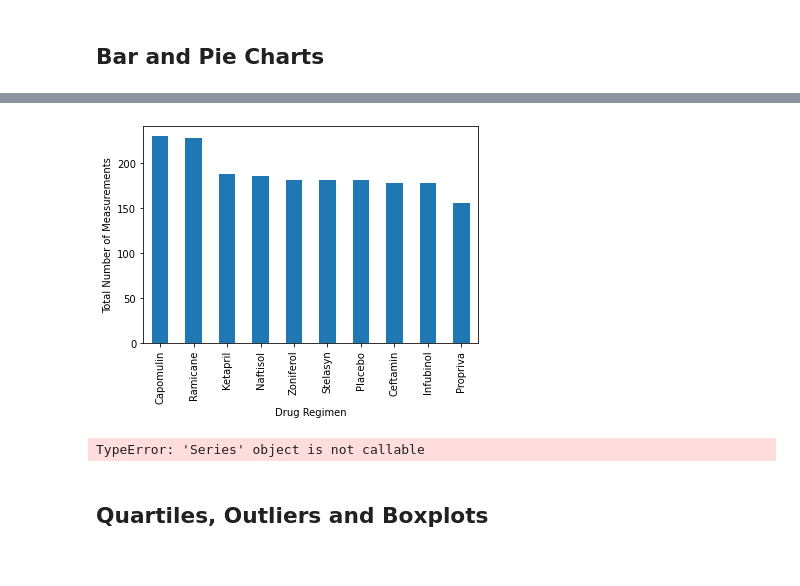
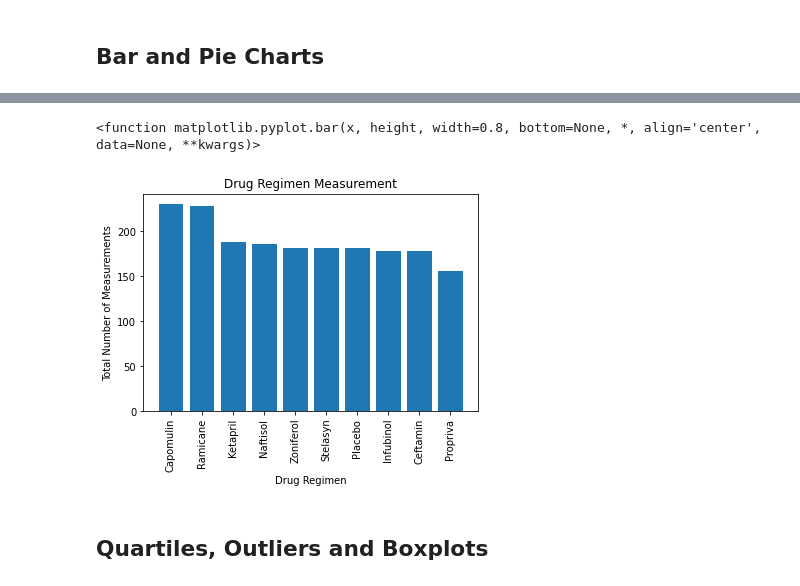
Before and after one commit to dorisakpovwa/Matplotlib_challenge, a Jupyter notebook: Pymaceuticals/pymaceuticals_starter.ipynb, the cells around one changed output, grey strips where cells are left out. Drawn from its saved outputs; the diff is of its cells as text; code cells hidden in the pictures.

```diff
--- a/Pymaceuticals/pymaceuticals_starter.ipynb
+++ b/Pymaceuticals/pymaceuticals_starter.ipynb
@@ -165,4 +202,4 @@ newmousedata_drugs.agg(['mean','median','var', 'std', 'sem'])['Tumor Volume (mm3
 # %%
-newmousedata_meas = newmousedata.groupby(['Drug Regimen'])['Timepoint']
-newmousedata_meas.count()
+newmousedata_meas = newmousedata['Drug Regimen'].value_counts()
+newmousedata_meas
 # %% [output]
@@ -208,11 +227,15 @@ plt.show()
+# %%
+#convert data and make x axis to numby
+newmousedata_idx =newmousedata_meas.index.to_numpy()
 # %%
-newmousedata_meas.plot(kind="bar")
+# use Matplotlib pyplot
+# set x axis and tick locations
+plt.bar(newmousedata_idx, newmousedata_meas.values)
+plt.title ("Drug Regimen Measurement")
 plt.xlabel("Drug Regimen")
 plt.xticks(rotation=90)
 plt.ylabel("Total Number of Measurements")
-
 plt.bar
-
-plt.show()
 # %% [output]
+<function matplotlib.pyplot.bar(x, height, width=0.8, bottom=None, *, align='center', data=None, **kwargs)>
-[figure, old version]
+[figure, new version]
@@ -221,15 +250,19 @@ plt.show()
 # Generate a bar plot showing the total number of measurements taken on each drug regimen using pyplot.
 
 
-plt.bar(newmousedata_meas)
+
 #.plot(kind="bar")
-plt.xlabel("Drug Regimen")
-plt.ylabel("Total Number of Measurements")
 
 # x= np.arange(170, 240, 10)
-plt.show()
+
+##plt.subplot(131)
+##plt.bar(names, values)
+##plt.subplot(132)
+##plt.scatter(names, values)
+##plt.subplot(133)
+##plt.plot(names, values)
+##plt.suptitle('Categorical Plotting')
+## plt.show()
-# %% [output]
-TypeError: 'Series' object is not callable
 # %%
 # Generate a pie plot showing the distribution of female versus male mice using pandas
 # %%
```
Also changed, not shown: parts of 7 cells of this notebook.
